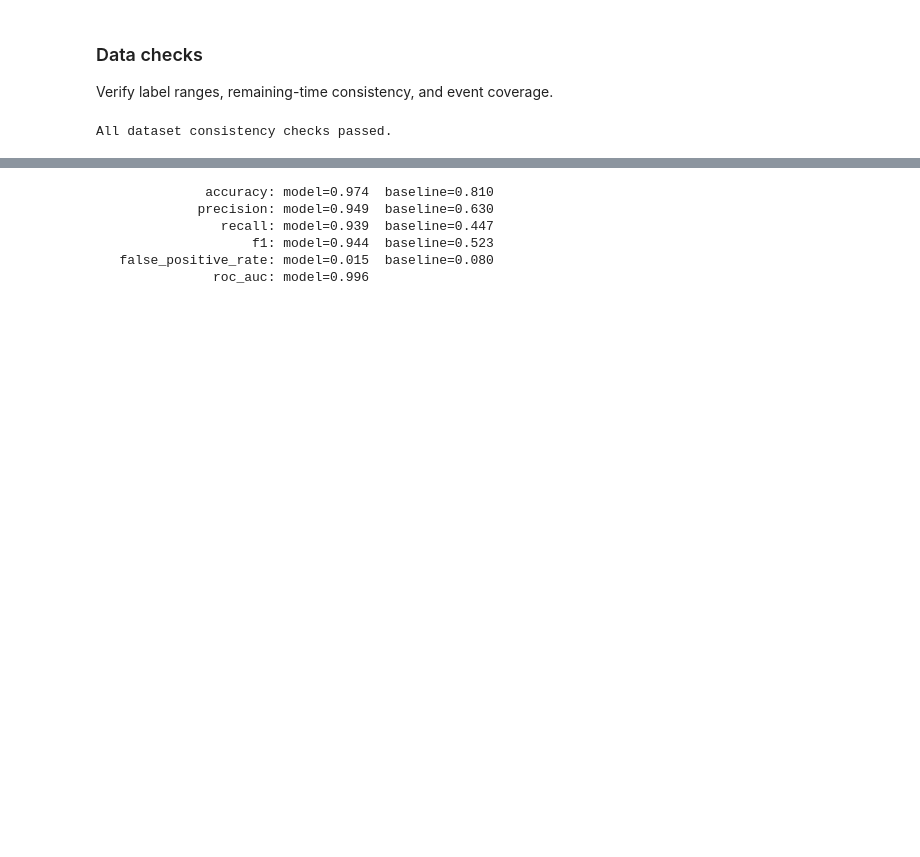
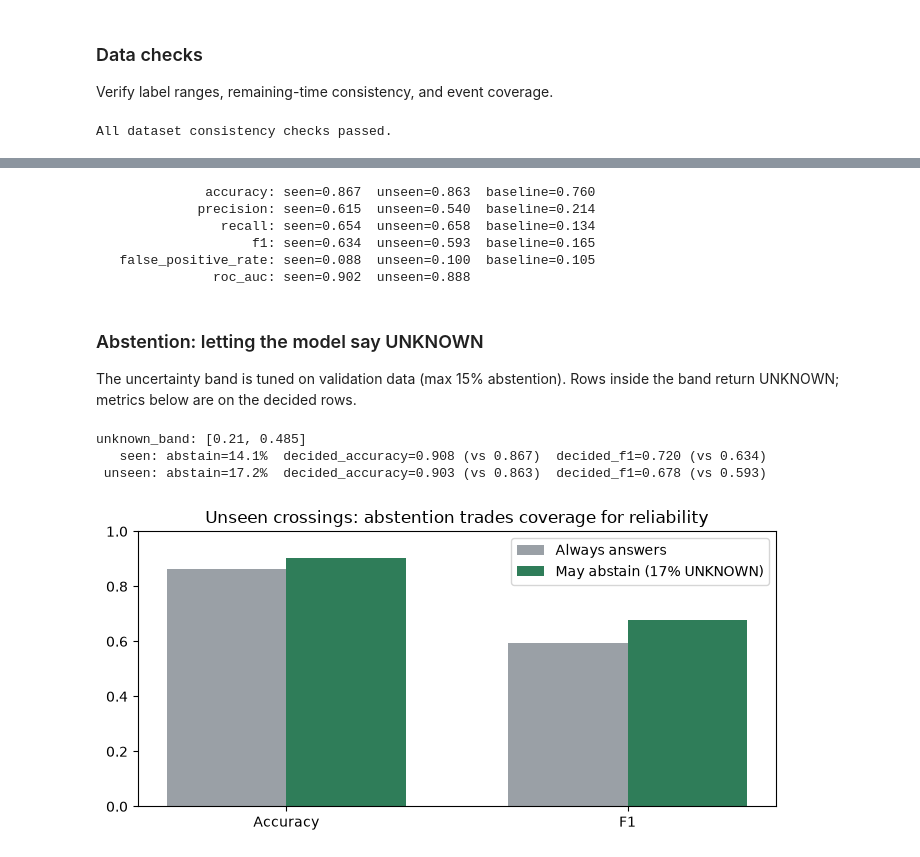
Before and after one commit to addaarrssh/railcross-ai, a Jupyter notebook: notebooks/railcross_model_evaluation.ipynb, the cells around one changed output, grey strips where cells are left out. Saved outputs shown, nothing was run; the diff lists cells and outputs as text; code cells hidden in the pictures; blank space fills up the shorter version.

```diff
--- a/notebooks/railcross_model_evaluation.ipynb
+++ b/notebooks/railcross_model_evaluation.ipynb
@@ -81,16 +92,49 @@ All dataset consistency checks passed.
 # %%
-status = report['classifier']['test_metrics']
+seen = report['classifier']['test_metrics']
+unseen = report['classifier']['unseen_crossing_test_metrics']
 baseline = report['baseline_rule']
 for metric in ['accuracy', 'precision', 'recall', 'f1', 'false_positive_rate']:
-    print(f"{metric:>22}: model={status[metric]:.3f}  baseline={baseline[metric]:.3f}")
-print(f"{'roc_auc':>22}: model={status['roc_auc']:.3f}")
+    print(f"{metric:>22}: seen={seen[metric]:.3f}  unseen={unseen[metric]:.3f}  baseline={baseline[metric]:.3f}")
+print(f"{'roc_auc':>22}: seen={seen['roc_auc']:.3f}  unseen={unseen['roc_auc']:.3f}")
 # %% [output]
-              accuracy: model=0.974  baseline=0.810
-             precision: model=0.949  baseline=0.630
-                recall: model=0.939  baseline=0.447
-                    f1: model=0.944  baseline=0.523
-   false_positive_rate: model=0.015  baseline=0.080
-               roc_auc: model=0.996
+              accuracy: seen=0.867  unseen=0.863  baseline=0.760
+             precision: seen=0.615  unseen=0.540  baseline=0.214
+                recall: seen=0.654  unseen=0.658  baseline=0.134
+                    f1: seen=0.634  unseen=0.593  baseline=0.165
+   false_positive_rate: seen=0.088  unseen=0.100  baseline=0.105
+               roc_auc: seen=0.902  unseen=0.888
+# %% [markdown]
+### Abstention: letting the model say UNKNOWN
+
+The uncertainty band is tuned on validation data (max 15% abstention). Rows inside the band return UNKNOWN; metrics below are on the decided rows.
+# %%
+import matplotlib.pyplot as plt
+abst = report['classifier']['abstention']
+seen_a = abst['seen_crossing_test']
+unseen_a = abst['unseen_crossing_test']
+print('unknown_band:', seen_a['unknown_band'])
+for name, block, plain in [('seen', seen_a, seen), ('unseen', unseen_a, unseen)]:
+    print(f"{name:>7}: abstain={block['unknown_rate']:.1%}  decided_accuracy={block['decided_accuracy']:.3f} (vs {plain['accuracy']:.3f})  decided_f1={block['decided_f1']:.3f} (vs {plain['f1']:.3f})")
+
+labels = ['Accuracy', 'F1']
+fig, ax = plt.subplots(figsize=(7, 3.5))
+x = range(len(labels))
+width = 0.35
+always = [unseen['accuracy'], unseen['f1']]
+decided = [unseen_a['decided_accuracy'], unseen_a['decided_f1']]
+ax.bar([i - width/2 for i in x], always, width, label='Always answers', color='#9aa0a6')
+ax.bar([i + width/2 for i in x], decided, width, label=f"May abstain ({unseen_a['unknown_rate']:.0%} UNKNOWN)", color='#2f7d59')
+ax.set_xticks(list(x), labels)
+ax.set_ylim(0, 1)
+ax.set_title('Unseen crossings: abstention trades coverage for reliability')
+ax.legend()
+plt.tight_layout()
+plt.show()
+# %% [output]
+unknown_band: [0.21, 0.485]
+   seen: abstain=14.1%  decided_accuracy=0.908 (vs 0.867)  decided_f1=0.720 (vs 0.634)
+ unseen: abstain=17.2%  decided_accuracy=0.903 (vs 0.863)  decided_f1=0.678 (vs 0.593)
+[figure, added]
 # %%
 matrix = np.array(report['classifier']['test_metrics']['confusion_matrix'])
 fig, axes = plt.subplots(1, 2, figsize=(11, 4))
```
Also changed, not shown: parts of 8 cells of this notebook, 22 other files.
